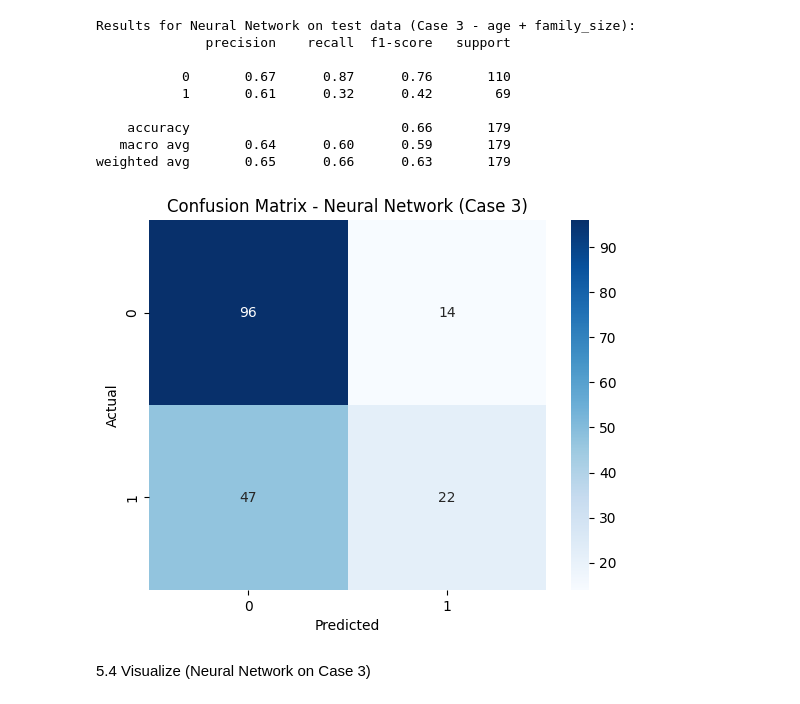
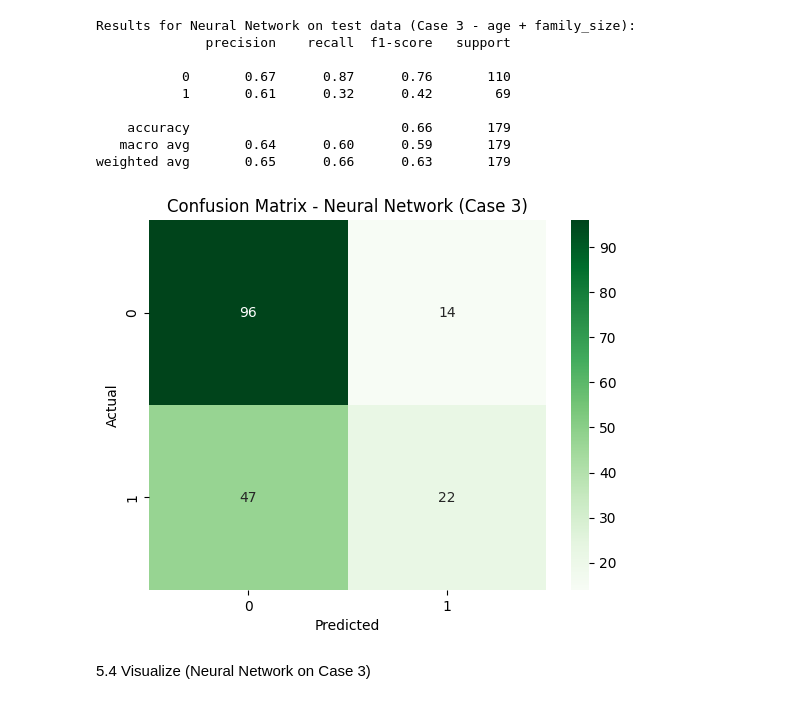
Before and after one commit to ss2jak/applied-ml-Jakiel, a Jupyter notebook: notebooks/project03/ml03_Jakiel.ipynb, the cells around one changed output. Saved outputs shown, nothing was run; the diff lists cells and outputs as text; code cells hidden in the pictures.

```diff
--- a/notebooks/project03/ml03_Jakiel.ipynb
+++ b/notebooks/project03/ml03_Jakiel.ipynb
@@ -575,15 +563,15 @@ weighted avg       0.65      0.66      0.63       179
 # %%
 # Create confusion matrix
 cm_nn3 = confusion_matrix(y3_test, y3_nn_pred)
 
 # Plot heatmap
-sns.heatmap(cm_nn3, annot=True, cmap='Blues')
+sns.heatmap(cm_nn3, annot=True, cmap='Greens')
 plt.title('Confusion Matrix - Neural Network (Case 3)')
 plt.xlabel('Predicted')
 plt.ylabel('Actual')
 plt.show()
 # %% [output]
-[figure, old version]
+[figure, new version]
 # %% [markdown]
 5.4 Visualize (Neural Network on Case 3)
 # %%
```
Also changed, not shown: parts of 4 cells of this notebook.
